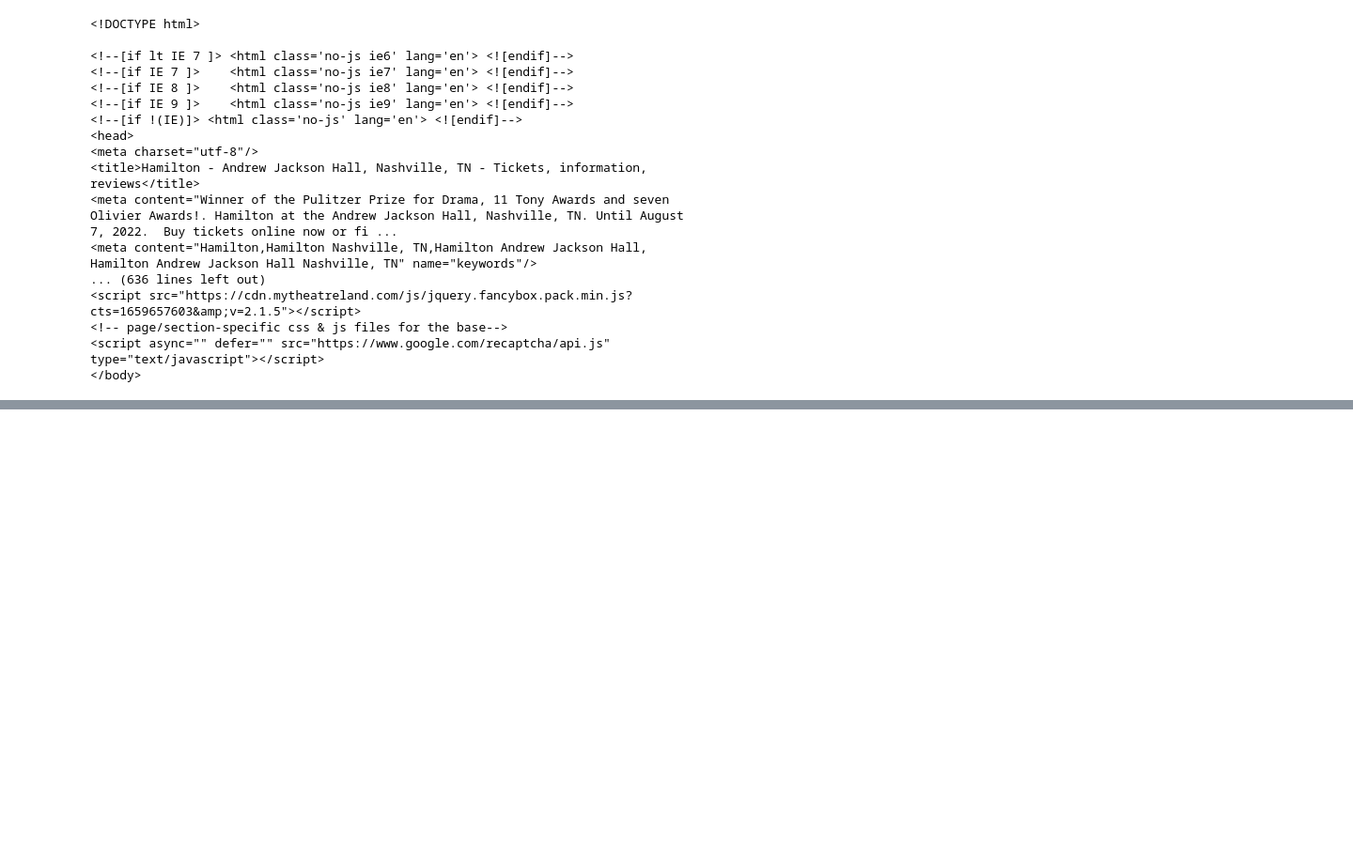
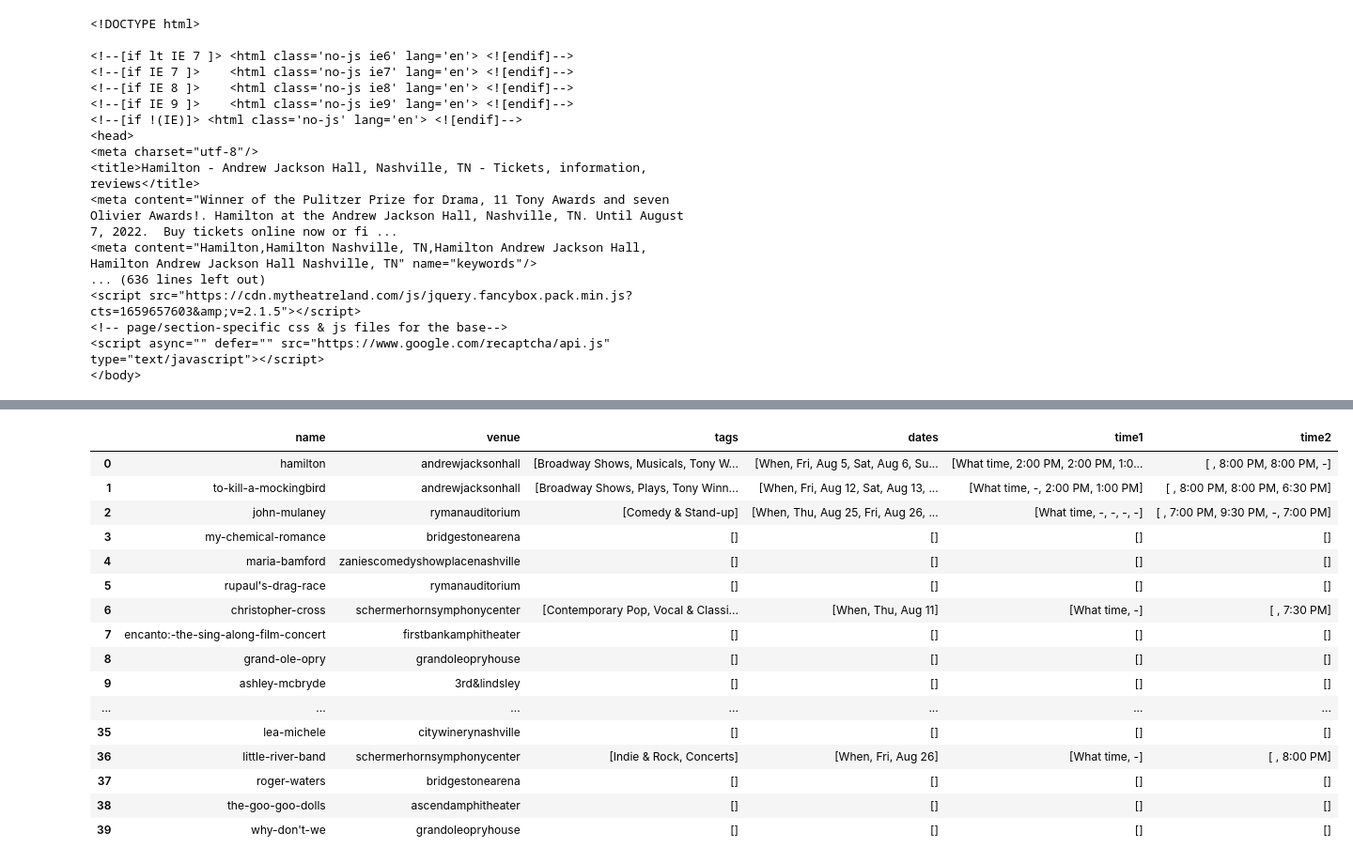
Before and after one commit to michaelcnorman/DDA7-Capstone-Michael, a Jupyter notebook: notebooks/Webscraping events.ipynb, the cells around one changed output, grey strips where cells are left out. Shown at 94% size. Cells and saved outputs as stored; diff of their text form; code cells hidden in the pictures; blank space fills up the shorter version.

```diff
--- a/notebooks/Webscraping events.ipynb
+++ b/notebooks/Webscraping events.ipynb
@@ -277,0 +279,8 @@ pd.DataFrame(Shows_List)
+# %%
+venue = 'andrewjacksonhall'
+event = 'hamilton'
+
+shows_url = f'https://www.nashville-theatre.com/theaters/{venue}/{event}.php'
+
+response4 = requests.get(shows_url, headers=headers)
+response4.status_code
@@ -277,0 +289,3 @@ pd.DataFrame(Shows_List)
+# %%
+shows_soup = BS(response4.text, 'html.parser')
+shows_soup
@@ -277,0 +389,41 @@ pd.DataFrame(Shows_List)
+# %%
+#for items, row itterows
+
+
+show_times = []
+
+for index, row in Shows_df.iterrows():
+    event= row['event'].replace(' ','-').lower()
+    venue= row['venue'].replace(' ','').lower()
+    shows_url = f'https://www.nashville-theatre.com/theaters/{venue}/{event}.php'
+    r = requests.get(shows_url, headers=headers)
+    shows_soup = BS(r.text,'html.parser')
+    shows = {
+      'name': event,
+      'venue':venue,
+      'tags': [entry.text for entry in shows_soup.find_all('a', {'class':'tag reverse'})],
+      'dates': [entry.text for entry in shows_soup.find_all('div',{'class':'col1'})],
+      'time1': [entry.text for entry in shows_soup.find_all('div',{'class':'col2'})],
+      'time2': [entry.text for entry in shows_soup.find_all('div',{'class':'col3'})]
+            }
+    show_times.append(shows)
+# %%
+pd.DataFrame(show_times).head(40)
+# %% [output]
+|  | name | venue | tags | dates | time1 | time2 |
+| 0 | hamilton | andrewjacksonhall | [Broadway Shows, Musicals, Tony W... | [When, Fri, Aug 5, Sat, Aug 6, Su... | [What time, 2:00 PM, 2:00 PM, 1:0... | [ , 8:00 PM, 8:00 PM, -] |
+| 1 | to-kill-a-mockingbird | andrewjacksonhall | [Broadway Shows, Plays, Tony Winn... | [When, Fri, Aug 12, Sat, Aug 13, ... | [What time, -, 2:00 PM, 1:00 PM] | [ , 8:00 PM, 8:00 PM, 6:30 PM] |
+| 2 | john-mulaney | rymanauditorium | [Comedy & Stand-up] | [When, Thu, Aug 25, Fri, Aug 26, ... | [What time, -, -, -, -] | [ , 7:00 PM, 9:30 PM, -, 7:00 PM] |
+| 3 | my-chemical-romance | bridgestonearena | [] | [] | [] | [] |
+| 4 | maria-bamford | zaniescomedyshowplacenashville | [] | [] | [] | [] |
+| 5 | rupaul's-drag-race | rymanauditorium | [] | [] | [] | [] |
+| 6 | christopher-cross | schermerhornsymphonycenter | [Contemporary Pop, Vocal & Classi... | [When, Thu, Aug 11] | [What time, -] | [ , 7:30 PM] |
+| 7 | encanto:-the-sing-along-film-concert | firstbankamphitheater | [] | [] | [] | [] |
+| 8 | grand-ole-opry | grandoleopryhouse | [] | [] | [] | [] |
+| 9 | ashley-mcbryde | 3rd&lindsley | [] | [] | [] | [] |
+| ... | ... | ... | ... | ... | ... | ... |
+| 35 | lea-michele | citywinerynashville | [] | [] | [] | [] |
+| 36 | little-river-band | schermerhornsymphonycenter | [Indie & Rock, Concerts] | [When, Fri, Aug 26] | [What time, -] | [ , 8:00 PM] |
+| 37 | roger-waters | bridgestonearena | [] | [] | [] | [] |
+| 38 | the-goo-goo-dolls | ascendamphitheater | [] | [] | [] | [] |
+| 39 | why-don't-we | grandoleopryhouse | [] | [] | [] | [] |
```
Also changed, not shown: parts of 9 cells of this notebook, 1 other file.
